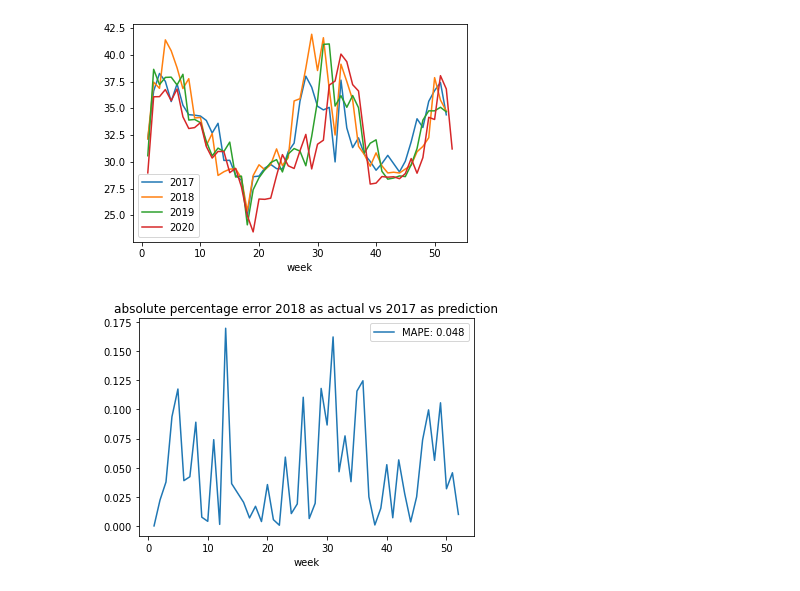
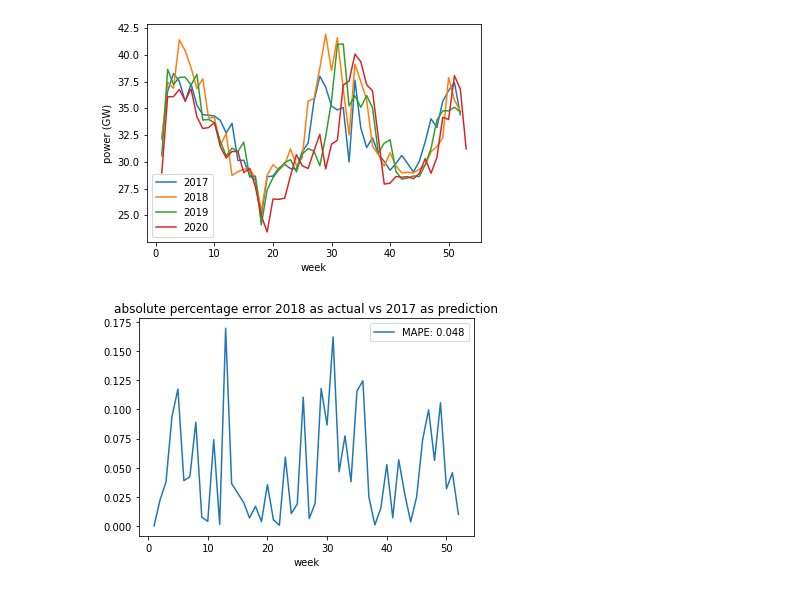
Before and after one commit to Rio114/practice, a Jupyter notebook: timeseries/elec/4.compare_previour_year.ipynb, the cells around one changed output. Drawn from its saved outputs; the diff is of its cells as text; code cells hidden in the pictures.

```diff
--- a/timeseries/elec/4.compare_previour_year.ipynb
+++ b/timeseries/elec/4.compare_previour_year.ipynb
@@ -21,12 +21,13 @@ df_pv = df.pivot(index='week', columns='year', values='power')
 # %%
 df_pv["2017"].plot()
 df_pv["2018"].plot()
 df_pv["2019"].plot()
 df_pv["2020"].plot()
+plt.ylabel('power (GW)')
 plt.legend()
 plt.show()
 # %% [output]
-[figure, old version]
+[figure, new version]
 # %%
 eval_years = ["2017", "2018", "2019", "2020"]
 for i in range(len(eval_years))[:-1]:
```
Also changed, not shown: 11 other files.
